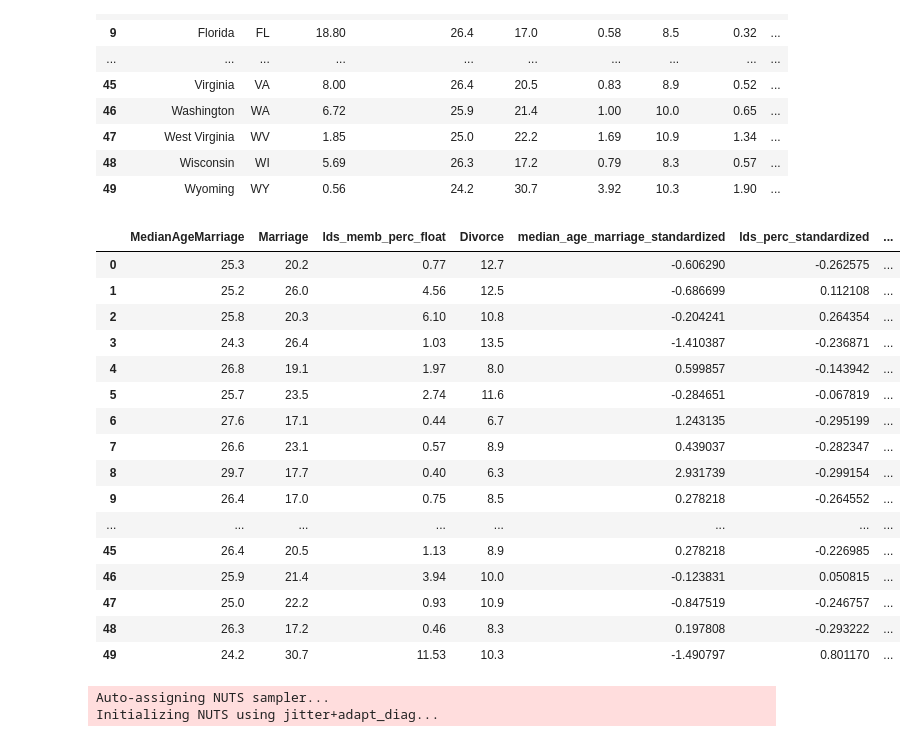
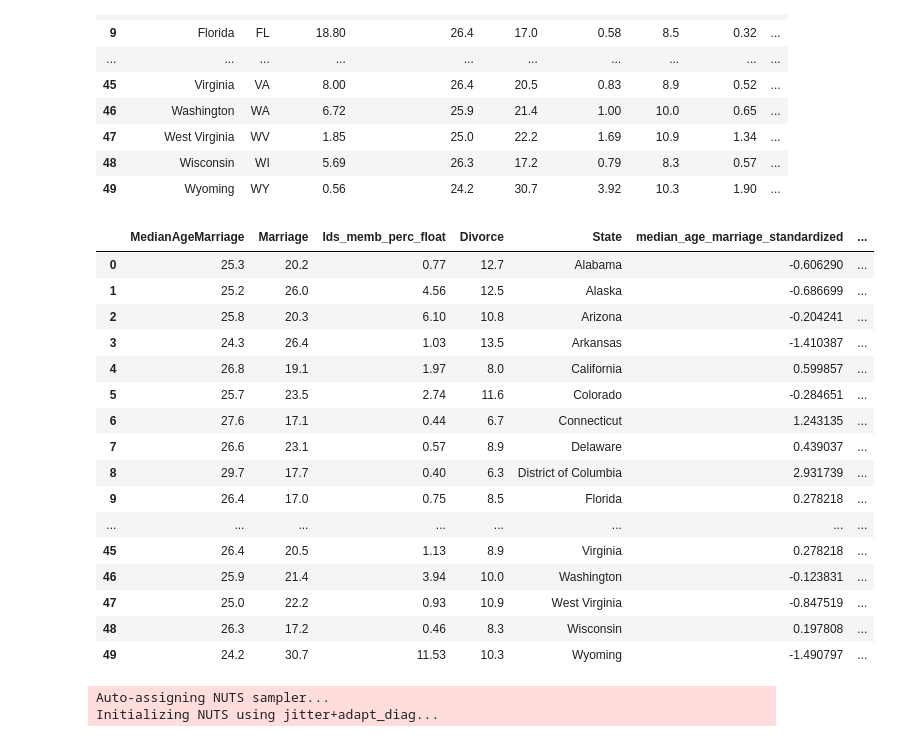
Before and after one commit to Edderic/statistical-rethinking-python-solutions, a Jupyter notebook: ch-5.ipynb, the cells around one changed output. Saved outputs shown, nothing was run; the diff lists cells and outputs as text; code cells hidden in the pictures.

```diff
--- a/ch-5.ipynb
+++ b/ch-5.ipynb
@@ -390,39 +390,39 @@ waffle_divorce_data
 # %%
 df_5m4 = waffle_divorce_data.merge(
     lds_membership_wikipedia,
     how='inner',
     left_on='Location',
     right_on='State'
-)[['MedianAgeMarriage', 'Marriage', 'lds_memb_perc_float', 'Divorce']]
+)[['MedianAgeMarriage', 'Marriage', 'lds_memb_perc_float', 'Divorce', 'State']]
 
 df_5m4['median_age_marriage_standardized'] = (df_5m4['MedianAgeMarriage'] - df_5m4['MedianAgeMarriage'].mean()) \
     / df_5m4['MedianAgeMarriage'].std()
 
 df_5m4['lds_perc_standardized'] = (df_5m4['lds_memb_perc_float'] - df_5m4['lds_memb_perc_float'].mean()) \
     / df_5m4['lds_memb_perc_float'].std()
 
 df_5m4['marriage_standardized'] = (df_5m4['Marriage'] - df_5m4['Marriage'].mean()) \
     / df_5m4['Marriage'].std()
 
 df_5m4
 # %% [output]
-|  | MedianAgeMarriage | Marriage | lds_memb_perc_float | Divorce | median_age_marriage_standardized | lds_perc_standardized | ... |
-| 0 | 25.3 | 20.2 | 0.77 | 12.7 | -0.606290 | -0.262575 | ... |
-| 1 | 25.2 | 26.0 | 4.56 | 12.5 | -0.686699 | 0.112108 | ... |
-| 2 | 25.8 | 20.3 | 6.10 | 10.8 | -0.204241 | 0.264354 | ... |
-| 3 | 24.3 | 26.4 | 1.03 | 13.5 | -1.410387 | -0.236871 | ... |
-| 4 | 26.8 | 19.1 | 1.97 | 8.0 | 0.599857 | -0.143942 | ... |
-| 5 | 25.7 | 23.5 | 2.74 | 11.6 | -0.284651 | -0.067819 | ... |
-| 6 | 27.6 | 17.1 | 0.44 | 6.7 | 1.243135 | -0.295199 | ... |
-| 7 | 26.6 | 23.1 | 0.57 | 8.9 | 0.439037 | -0.282347 | ... |
-| 8 | 29.7 | 17.7 | 0.40 | 6.3 | 2.931739 | -0.299154 | ... |
-| 9 | 26.4 | 17.0 | 0.75 | 8.5 | 0.278218 | -0.264552 | ... |
+|  | MedianAgeMarriage | Marriage | lds_memb_perc_float | Divorce | State | median_age_marriage_standardized | ... |
+| 0 | 25.3 | 20.2 | 0.77 | 12.7 | Alabama | -0.606290 | ... |
+| 1 | 25.2 | 26.0 | 4.56 | 12.5 | Alaska | -0.686699 | ... |
+| 2 | 25.8 | 20.3 | 6.10 | 10.8 | Arizona | -0.204241 | ... |
+| 3 | 24.3 | 26.4 | 1.03 | 13.5 | Arkansas | -1.410387 | ... |
+| 4 | 26.8 | 19.1 | 1.97 | 8.0 | California | 0.599857 | ... |
+| 5 | 25.7 | 23.5 | 2.74 | 11.6 | Colorado | -0.284651 | ... |
+| 6 | 27.6 | 17.1 | 0.44 | 6.7 | Connecticut | 1.243135 | ... |
+| 7 | 26.6 | 23.1 | 0.57 | 8.9 | Delaware | 0.439037 | ... |
+| 8 | 29.7 | 17.7 | 0.40 | 6.3 | District of Columbia | 2.931739 | ... |
+| 9 | 26.4 | 17.0 | 0.75 | 8.5 | Florida | 0.278218 | ... |
 | ... | ... | ... | ... | ... | ... | ... | ... |
-| 45 | 26.4 | 20.5 | 1.13 | 8.9 | 0.278218 | -0.226985 | ... |
-| 46 | 25.9 | 21.4 | 3.94 | 10.0 | -0.123831 | 0.050815 | ... |
-| 47 | 25.0 | 22.2 | 0.93 | 10.9 | -0.847519 | -0.246757 | ... |
-| 48 | 26.3 | 17.2 | 0.46 | 8.3 | 0.197808 | -0.293222 | ... |
-| 49 | 24.2 | 30.7 | 11.53 | 10.3 | -1.490797 | 0.801170 | ... |
+| 45 | 26.4 | 20.5 | 1.13 | 8.9 | Virginia | 0.278218 | ... |
+| 46 | 25.9 | 21.4 | 3.94 | 10.0 | Washington | -0.123831 | ... |
+| 47 | 25.0 | 22.2 | 0.93 | 10.9 | West Virginia | -0.847519 | ... |
+| 48 | 26.3 | 17.2 | 0.46 | 8.3 | Wisconsin | 0.197808 | ... |
+| 49 | 24.2 | 30.7 | 11.53 | 10.3 | Wyoming | -1.490797 | ... |
 # %%
 with pm.Model() as model_5m4:
     sigma = pm.Uniform('sigma', 0,5)
```
Also changed, not shown: parts of 9 cells of this notebook.
